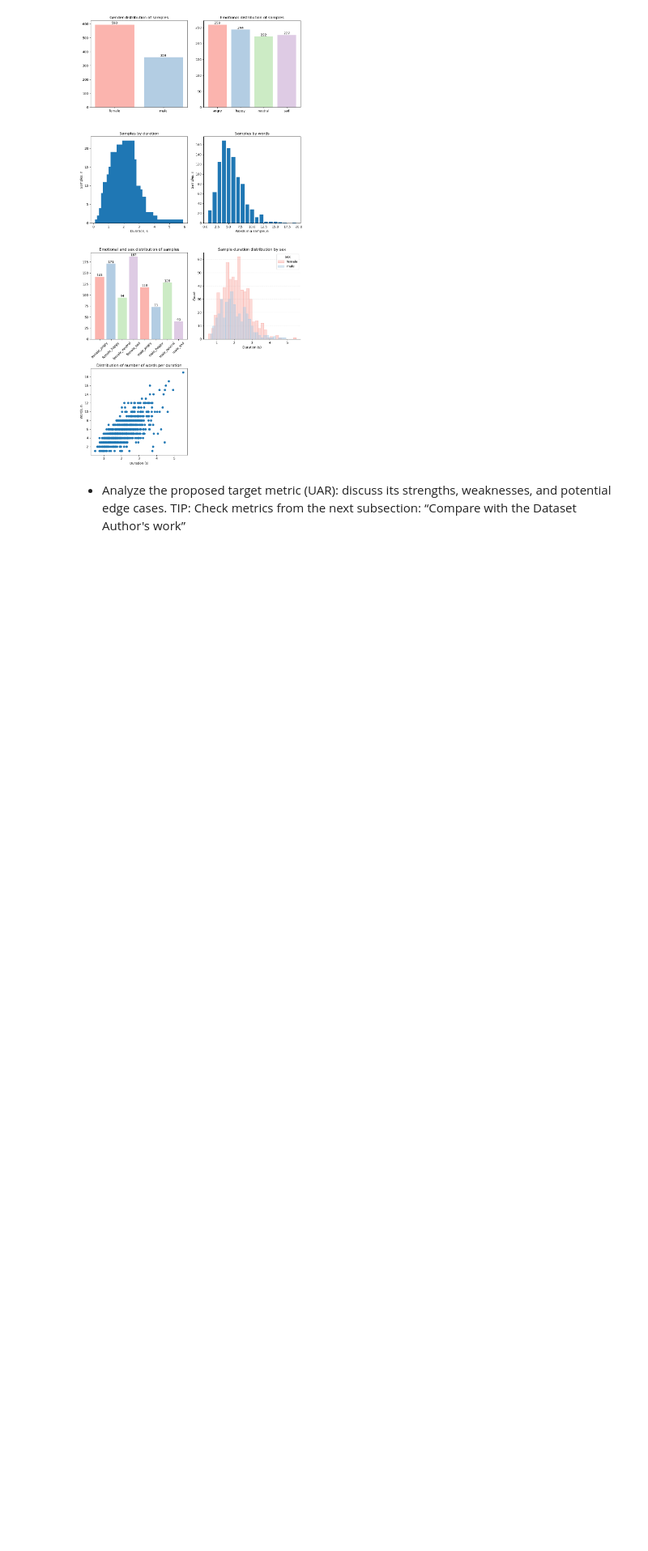
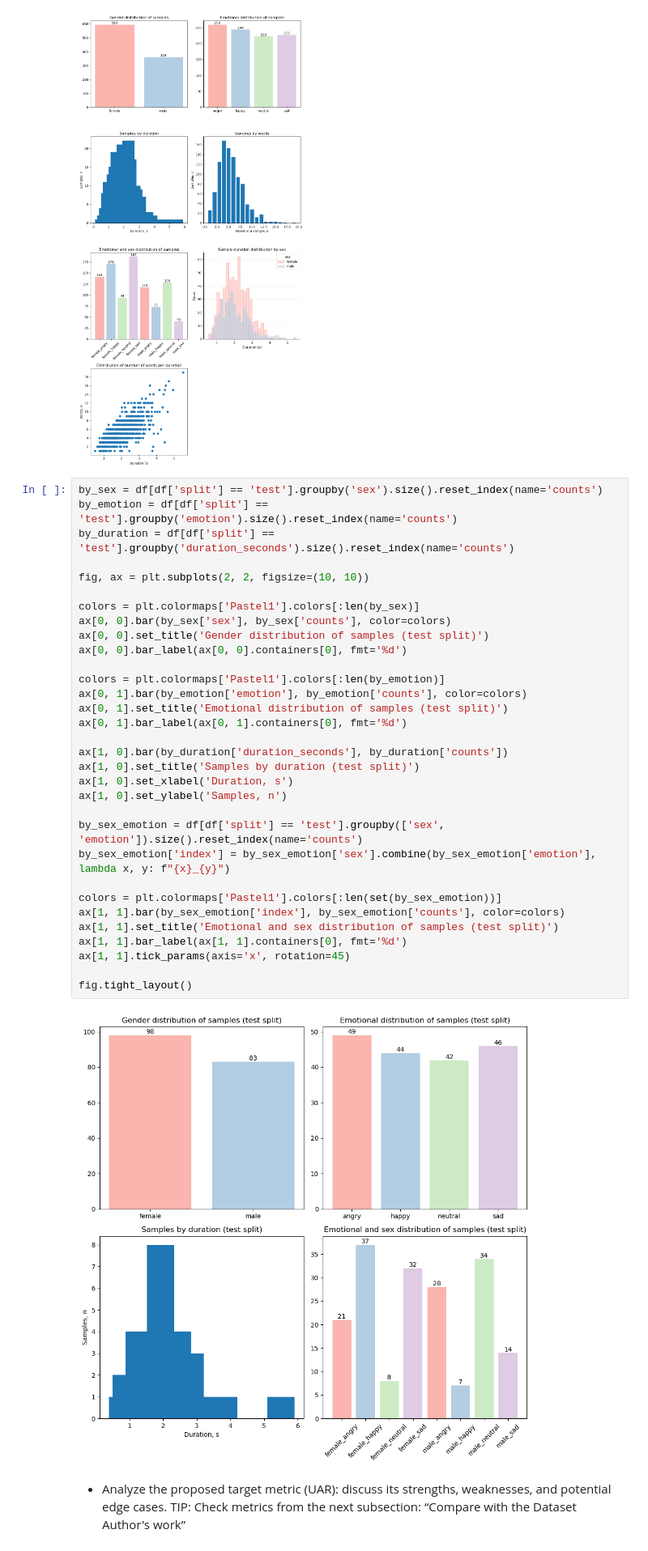
Before and after one commit to ALEGATOR1209/kse-deep-audio-lab1, a Jupyter notebook: lab1.ipynb, the cells around one changed output. Shown at 81% size. Drawn from its saved outputs; the diff is of its cells as text; blank space fills up the shorter version.

Commit message:
test dataset metrics

```diff
--- a/lab1.ipynb
+++ b/lab1.ipynb
@@ -165,6 +165,40 @@ ax[3, 1].set_visible(False)
 fig.tight_layout()
 # %% [output]
 [figure]
+# %%
+by_sex = df[df['split'] == 'test'].groupby('sex').size().reset_index(name='counts')
+by_emotion = df[df['split'] == 'test'].groupby('emotion').size().reset_index(name='counts')
+by_duration = df[df['split'] == 'test'].groupby('duration_seconds').size().reset_index(name='counts')
+
+fig, ax = plt.subplots(2, 2, figsize=(10, 10))
+
+colors = plt.colormaps['Pastel1'].colors[:len(by_sex)]
+ax[0, 0].bar(by_sex['sex'], by_sex['counts'], color=colors)
+ax[0, 0].set_title('Gender distribution of samples (test split)')
+ax[0, 0].bar_label(ax[0, 0].containers[0], fmt='%d')
+
+colors = plt.colormaps['Pastel1'].colors[:len(by_emotion)]
+ax[0, 1].bar(by_emotion['emotion'], by_emotion['counts'], color=colors)
+ax[0, 1].set_title('Emotional distribution of samples (test split)')
+ax[0, 1].bar_label(ax[0, 1].containers[0], fmt='%d')
+
+ax[1, 0].bar(by_duration['duration_seconds'], by_duration['counts'])
+ax[1, 0].set_title('Samples by duration (test split)')
+ax[1, 0].set_xlabel('Duration, s')
+ax[1, 0].set_ylabel('Samples, n')
+
+by_sex_emotion = df[df['split'] == 'test'].groupby(['sex', 'emotion']).size().reset_index(name='counts')
+by_sex_emotion['index'] = by_sex_emotion['sex'].combine(by_sex_emotion['emotion'], lambda x, y: f"{x}_{y}")
+
+colors = plt.colormaps['Pastel1'].colors[:len(set(by_sex_emotion))]
+ax[1, 1].bar(by_sex_emotion['index'], by_sex_emotion['counts'], color=colors)
+ax[1, 1].set_title('Emotional and sex distribution of samples (test split)')
+ax[1, 1].bar_label(ax[1, 1].containers[0], fmt='%d')
+ax[1, 1].tick_params(axis='x', rotation=45)
+
+fig.tight_layout()
+# %% [output]
+[figure, added]
 # %% [markdown]
 - Analyze the proposed target metric (UAR): discuss its strengths, weaknesses, and potential edge cases. TIP: Check metrics from the next subsection: “Compare with the Dataset Author's work”
 # %% [markdown]
```
Also changed, not shown: parts of 2 cells of this notebook.
